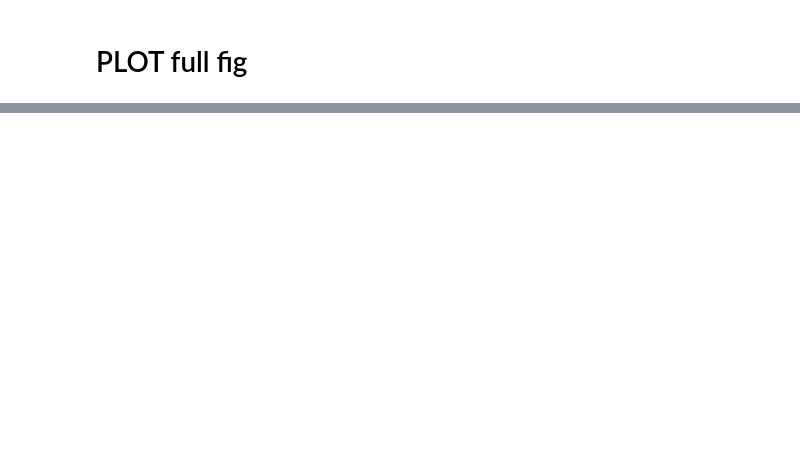
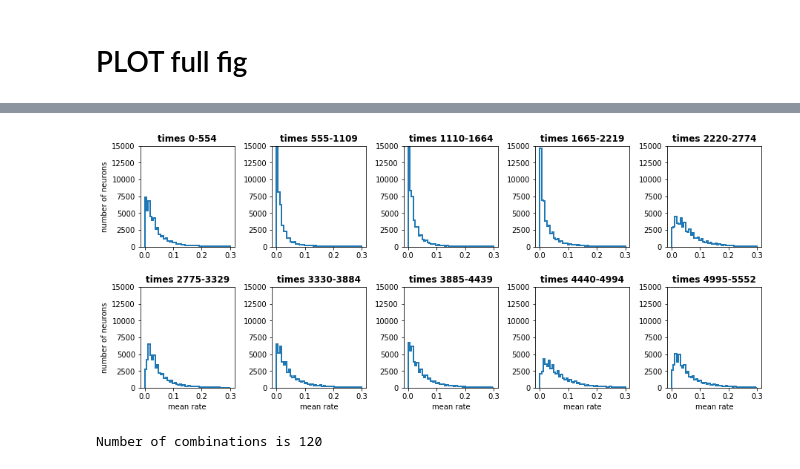
Before and after one commit to vdplasthijs/zf-rbm, a Jupyter notebook: Figures/fig_model_selection.ipynb, the cells around one changed output, grey strips where cells are left out. Drawn from its saved outputs; the diff is of its cells as text; code cells hidden in the pictures; blank space fills up the shorter version.

```diff
--- a/Figures/fig_model_selection.ipynb
+++ b/Figures/fig_model_selection.ipynb
@@ -238,0 +331,77 @@ if save_fig:
+# %%
+# all_shuffled_time_inds = np.random.permutation(full_data['wb'].shape[1])
+all_time_inds = np.arange(full_data['wb'].shape[1])
+n_seg = 10
+n_perseg = int(np.floor(full_data['wb'].shape[1] / n_seg))
+inds_seg = {}
+for seg in range(n_seg):
+    if seg < (n_seg - 1):
+        inds_seg[seg] = all_time_inds[(n_perseg * seg):(n_perseg * (seg + 1))]
+    else:  # final one
+
+        inds_seg[seg] = all_time_inds[(n_perseg * seg):]  # take last few
+    print(f'segment {seg}, size {len(inds_seg[seg])}')
+# %%
+plt.rcParams['figure.figsize'] = (15, 6)
+plt.subplots_adjust(wspace=0.4, hspace=0.4)
+ff = {}
+
+for seg in range(n_seg):
+    means_train = np.mean(full_data['wb'][:, inds_seg[seg]], 1)
+#     means_test = np.mean(full_data['wb'][:, new_test_inds], 1)
+#     ro, (plot_bins, means_bins, std_bins) = bin_stats(means_test, means_train)
+#     print(ro[0])
+    ff[seg] = plt.subplot(2, 5, seg + 1)
+#     plot_binned_stats(ff[seg], plot_bins, means_bins, std_bins)
+    ff[seg].hist(means_train, bins=np.linspace(0, 0.3, 50), histtype='step', linewidth=2)
+    ff[seg].set_title(f'times {inds_seg[seg][0]}-{inds_seg[seg][-1]}', weight='bold')
+    ff[seg].set_ylim([0, 15000])
+for seg in [0, 5]:
+    ff[seg].set_ylabel('number of neurons')
+for seg in np.arange(5, 10):
+    ff[seg].set_xlabel('mean rate');
+# %% [output]
+[figure, added]
+# %%
+n_combs = 0
+for comb, test_segs in enumerate(itertools.combinations(np.arange(n_seg), 3)):
+    n_combs += 1
+print(f'Number of combinations is {n_combs}')
+
+df_combs_mean_stats = pd.DataFrame({x: np.zeros(n_combs) for x in ['test_segs',
+                                    'train_segs' ,'pearson', 'lr_slope', 'lr_intercept']})
+df_combs_mean_stats = df_combs_mean_stats.astype('object')
+
+
+# ff = {}
+for comb, test_segs in tqdm(enumerate(itertools.combinations(np.arange(n_seg), 3))):  # iterate through unique combinations
+#     test_segs = np.random.choice(a=n_seg, size=3, replace=False)
+    test_segs = np.array(list(test_segs))
+    train_segs = np.array(list(set(np.arange(n_seg)).difference(set(test_segs)))) # train is difference of test set
+#     print(train_segs, test_segs)
+    df_combs_mean_stats['train_segs'].iat[comb] = train_segs
+    df_combs_mean_stats['test_segs'].iat[comb] = test_segs
+    new_test_inds = np.array([])
+    new_train_inds = np.array([])
+    for ts in test_segs:  # concat indices belonging to test segments
+        new_test_inds = np.concatenate((new_test_inds, inds_seg[ts])).astype('int')
+    for ts in train_segs:
+        new_train_inds = np.concatenate((new_train_inds, inds_seg[ts])).astype('int')
+
+    means_train = np.mean(full_data['wb'][:, new_train_inds], 1)  # compute means
+    means_test = np.mean(full_data['wb'][:, new_test_inds], 1)
+    ro, (plot_bins, means_bins, std_bins) = bin_stats(means_test, means_train)  # compute corr
+#     print(ro[0])
+    df_combs_mean_stats['pearson'].iat[comb] = ro[0]
+    inds_nn = ~np.isnan(means_bins)
+    assert len(inds_nn) == len(means_bins)  # no nans here right?
+    plot_bins, means_bins, std_bins = plot_bins[inds_nn], means_bins[inds_nn], std_bins[inds_nn]
+    lr = sklearn.linear_model.LinearRegression().fit(plot_bins[:, np.newaxis], means_bins)  # find lin reg to find slope and intercept
+#     print(lr.intercept_, lr.coef_)
+    df_combs_mean_stats['lr_slope'].iat[comb] = lr.coef_[0]
+    df_combs_mean_stats['lr_intercept'].iat[comb] = lr.intercept_
+
+#     ff[comb] = plt.subplot(2, 5, comb + 1)
+#     plot_binned_stats(ff[comb], plot_bins, means_bins, std_bins)
+# %% [output]
+Number of combinations is 120
```
Also changed, not shown: parts of 27 cells of this notebook, 3 other files.
